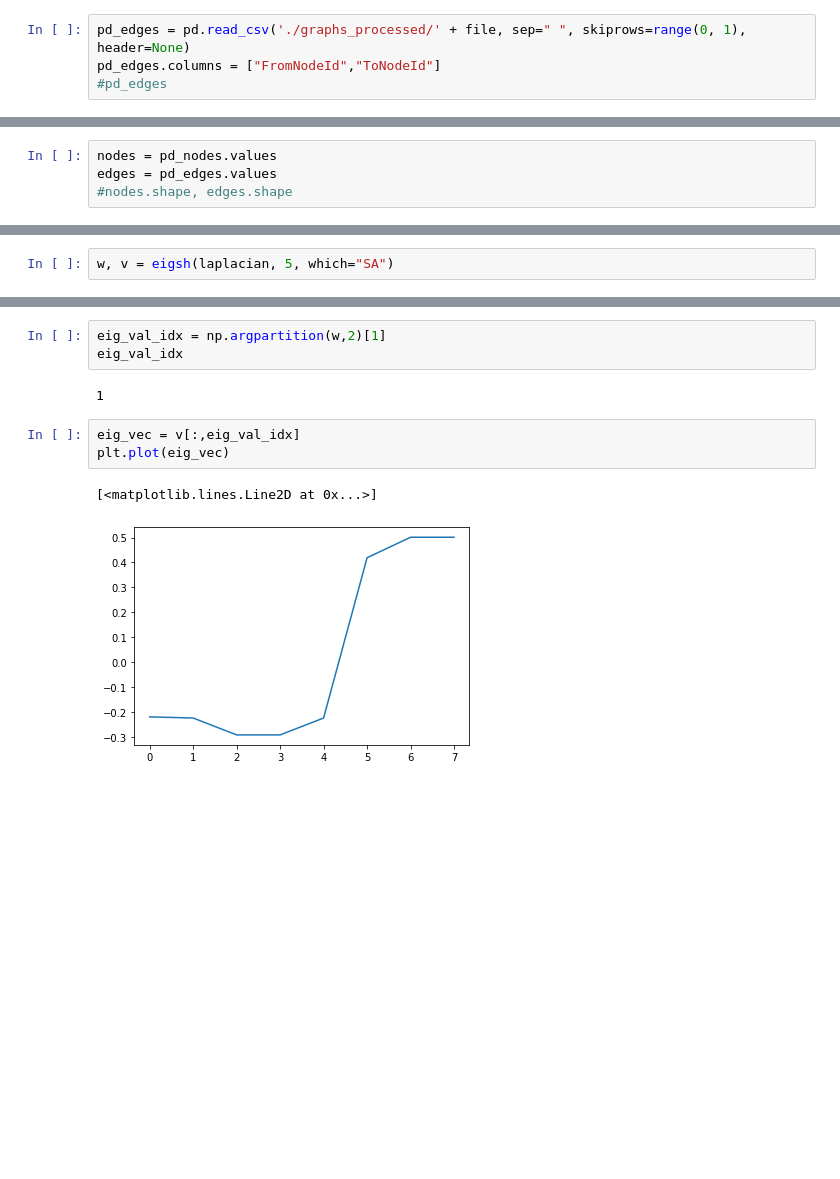
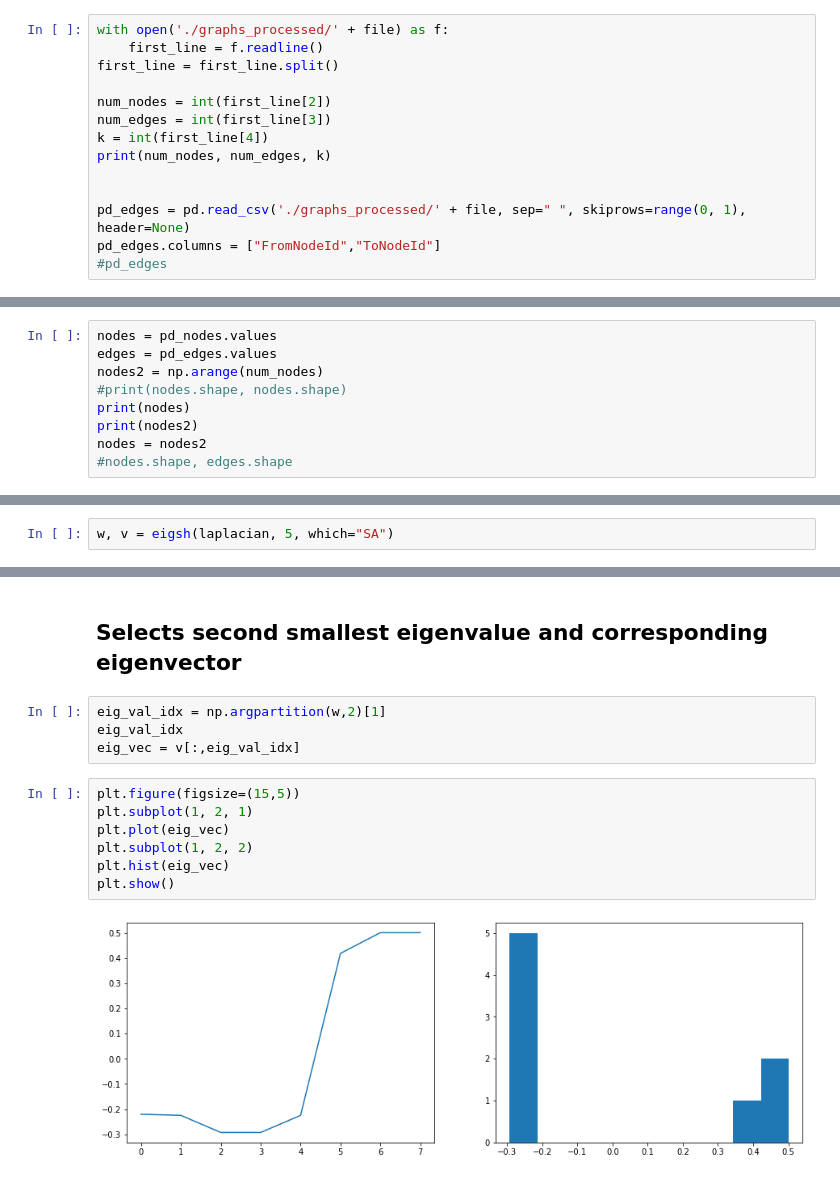
Before and after one commit to gazsi3/graphPartitioningAalto, a Jupyter notebook: readGraph.ipynb, the cells around one changed output, grey strips where cells are left out. Cells and saved outputs as stored; diff of their text form; blank space fills up the shorter version.

Commit message:
first line read for info, scipy k-means added

```diff
--- a/readGraph.ipynb
+++ b/readGraph.ipynb
@@ -17,4 +21,14 @@ file = 'test.txt'
 # %%
+with open('./graphs_processed/' + file) as f:
+    first_line = f.readline()
+first_line = first_line.split()
+
+num_nodes = int(first_line[2])
+num_edges = int(first_line[3])
+k = int(first_line[4])
+print(num_nodes, num_edges, k)
+
+
 pd_edges = pd.read_csv('./graphs_processed/' + file, sep=" ", skiprows=range(0, 1), header=None)
 pd_edges.columns = ["FromNodeId","ToNodeId"]
 #pd_edges
@@ -32,4 +48,9 @@ pd_nodes = pd_nodes.drop_duplicates()
 # %%
 nodes = pd_nodes.values
 edges = pd_edges.values
+nodes2 = np.arange(num_nodes)
+#print(nodes.shape, nodes.shape)
+print(nodes)
+print(nodes2)
+nodes = nodes2
 #nodes.shape, edges.shape
@@ -87,12 +113,16 @@ plt.plot(w)
 [figure]
+# %% [markdown]
+## Selects second smallest eigenvalue and corresponding eigenvector
 # %%
 eig_val_idx = np.argpartition(w,2)[1]
 eig_val_idx
+eig_vec = v[:,eig_val_idx]
-# %% [output]
-1
-# %%
-eig_vec = v[:,eig_val_idx]
-plt.plot(eig_vec)
-# %% [output]
-[<matplotlib.lines.Line2D at 0x...>]
-[figure, removed]
+# %%
+plt.figure(figsize=(15,5))
+plt.subplot(1, 2, 1)
+plt.plot(eig_vec)
+plt.subplot(1, 2, 2)
+plt.hist(eig_vec)
+plt.show()
+# %% [output]
+[figure, added]
```
Also changed, not shown: parts of 16 cells of this notebook, 1 other file.
